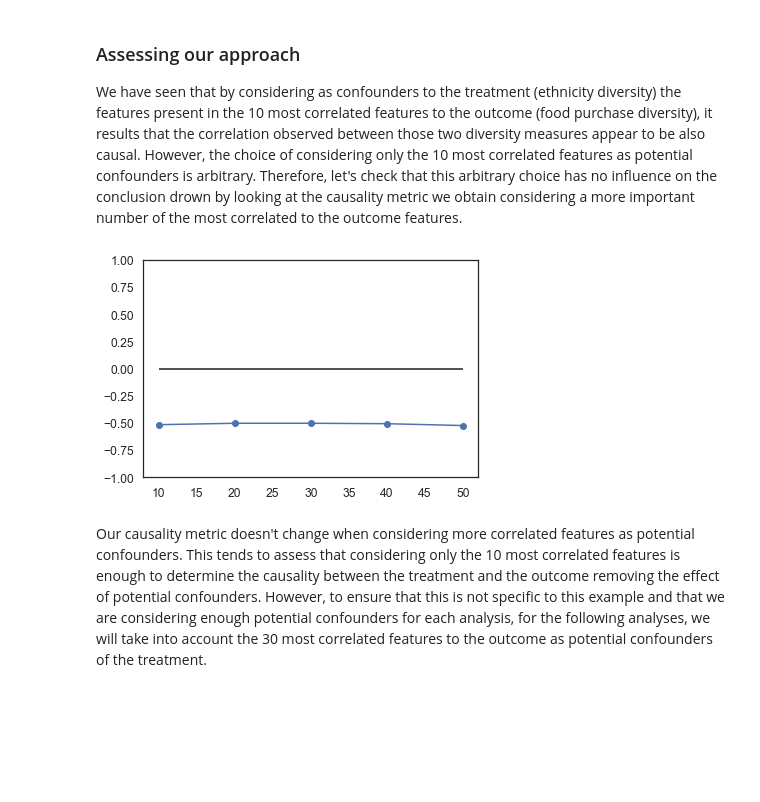
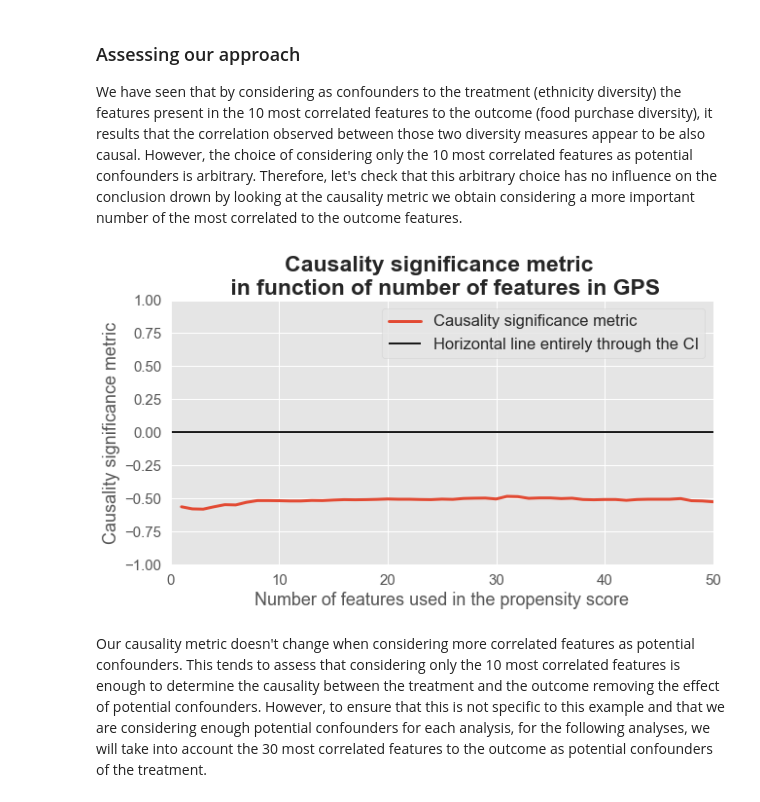
Before and after one commit to epfl-ada/ada-2020-project-milestone-p3-p3_enchiladas, a Jupyter notebook: proj_NB.ipynb, the cells around one changed output. Cells and saved outputs as stored; diff of their text form; code cells hidden in the pictures; blank space fills up the shorter version.

```diff
--- a/proj_NB.ipynb
+++ b/proj_NB.ipynb
@@ -1200,7 +1254,7 @@ def compute_GPS(df, std_df, treatment_name, outcome_name, plot_std=False, plot_n
 We have seen that by considering as confounders to the treatment (ethnicity diversity) the features present in the 10 most correlated features to the outcome (food purchase diversity), it results that the correlation observed between those two diversity measures appear to be also causal.
 However, the choice of considering only the 10 most correlated features as potential confounders is arbitrary. Therefore, let's check that this arbitrary choice has no influence on the conclusion drown by looking at the causality metric we obtain considering a more important number of the most correlated to the outcome features.
 # %%
-nb_corr_feat = [10,20,30,40,50]
+nb_corr_feat = range(1, 51)
 caus_metric = []
 treat_feat = 'Ethnic_Group;h_ethnicities_norm;2011'
 
@@ -1208,13 +1262,24 @@ for nb in nb_corr_feat:
     corr_features_df, std_corr_features_df =  compute_corr_df(filtered_df, treat_feat, 'h_items_norm', n=nb)
     _, treat_eff_met = compute_GPS(corr_features_df, std_corr_features_df, treat_feat, 'h_items_norm')
     caus_metric.append(treat_eff_met)
-# %%
-plt.plot(nb_corr_feat, caus_metric, 'o-');
-plt.ylim(-1,1);
-plt.hlines(0, 10, 50, colors='k')
-plt.show()
-# %% [output]
-[figure, removed]
+# %%
+plt.figure(figsize=(10,5))
+
+plt.plot(nb_corr_feat, caus_metric, linewidth=3, label='Causality significance metric');
+plt.hlines(0, -5, 65, colors='k', linewidth=2, label='Horizontal line entirely through the CI')
+
+plt.title('Causality significance metric \n in function of number of features in GPS', fontsize=23, fontweight='bold')
+plt.xlabel('Number of features used in the propensity score', fontsize=18)
+plt.ylabel('Causality significance metric', fontsize=18)
+plt.tick_params(labelsize=15)
+
+plt.ylim(-1,1);
+plt.xlim(0,50)
+
+plt.legend()
+plt.show()
+# %% [output]
+[figure, added]
 # %% [markdown]
 Our causality metric doesn't change when considering more correlated features as potential confounders. This tends to assess that considering only the 10 most correlated features is enough to determine the causality between the treatment and the outcome removing the effect of potential confounders.
 However, to ensure that this is not specific to this example and that we are considering enough potential confounders for each analysis, for the following analyses, we will take into account the 30 most correlated features to the outcome as potential confounders of the treatment.
```
Also changed, not shown: parts of 21 cells of this notebook.
